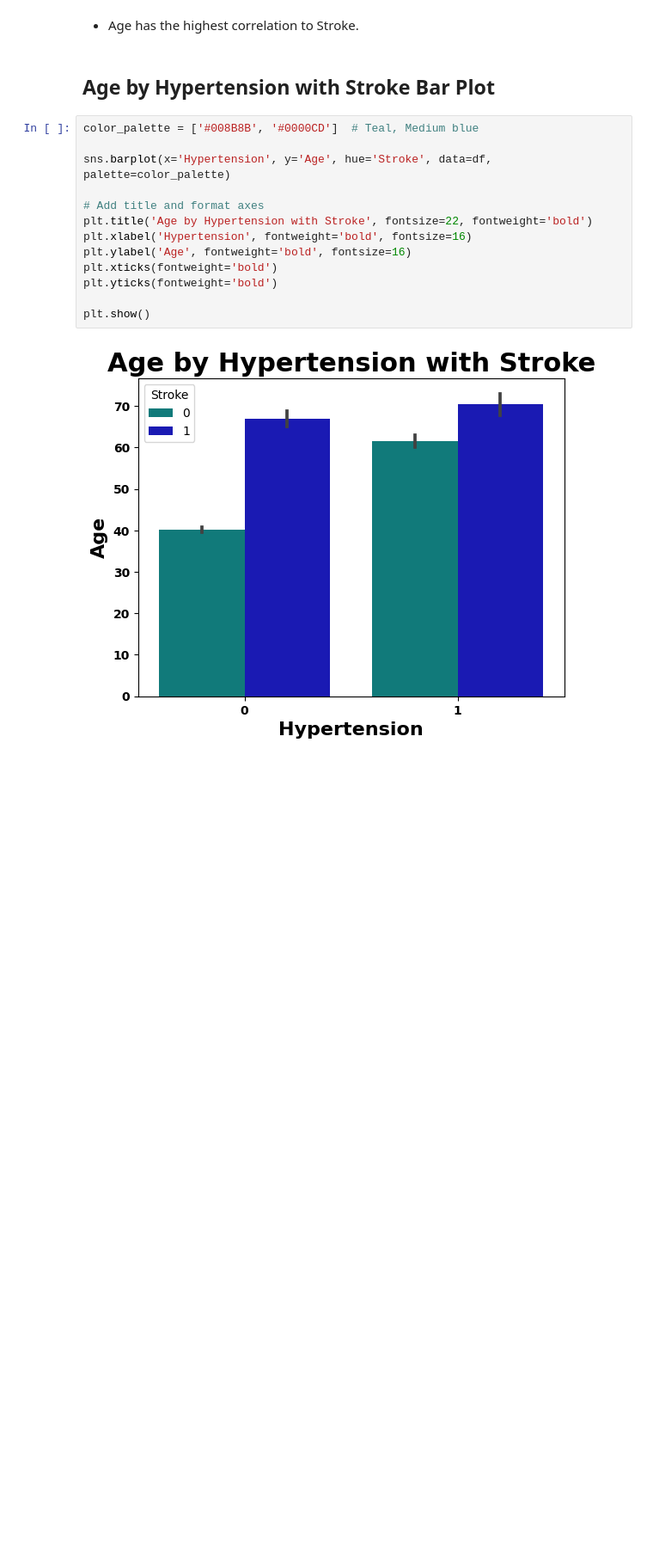
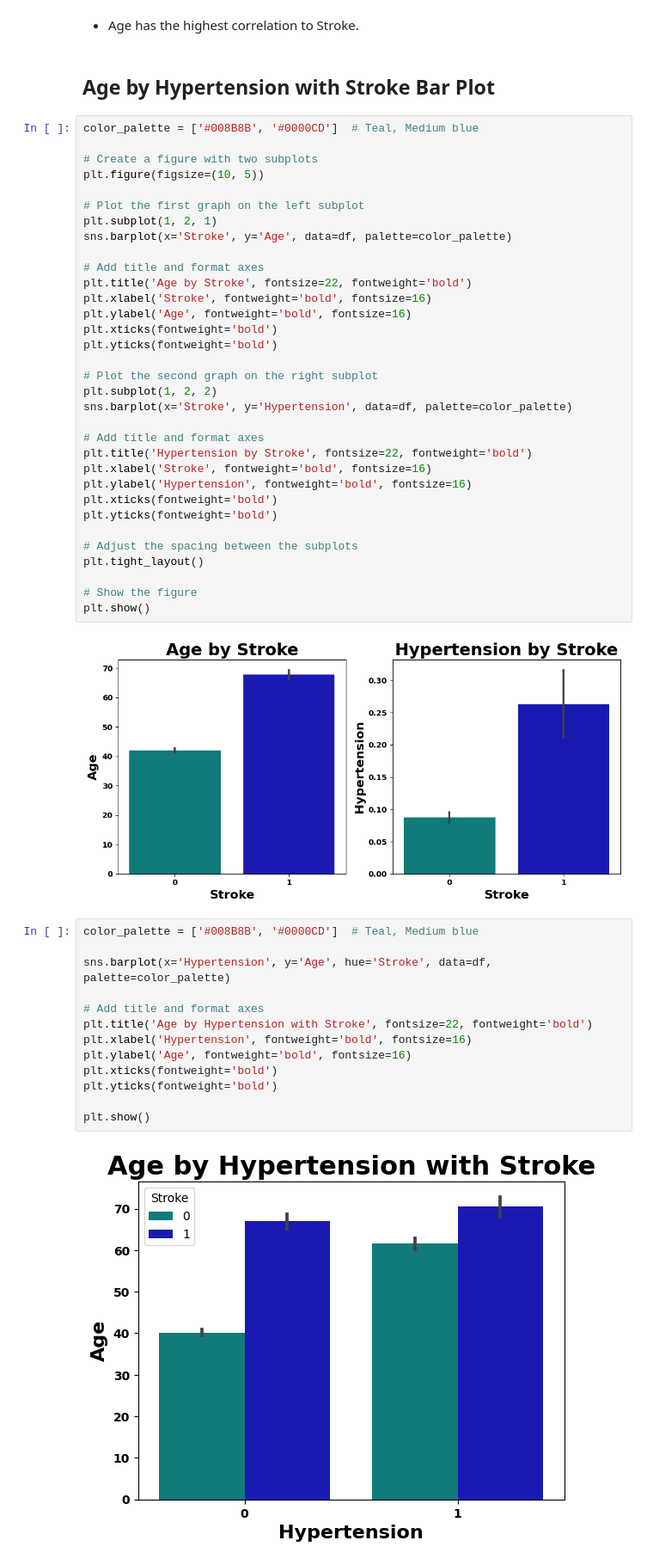
Before and after one commit to Mhoover41/Stroke-Prediction, a Jupyter notebook: Stroke_Prediction_Project_2_Melissa_Hoover.ipynb, the cells around one changed output. Shown at 86% size. Drawn from its saved outputs; the diff is of its cells as text; blank space fills up the shorter version.

```diff
--- a/Stroke_Prediction_Project_2_Melissa_Hoover.ipynb
+++ b/Stroke_Prediction_Project_2_Melissa_Hoover.ipynb
@@ -1083,6 +1104,41 @@ sns.heatmap(corr, cmap = 'crest', annot = True) ;
 - Age has the highest correlation to Stroke.
 # %% [markdown]
 ## Age by Hypertension with Stroke Bar Plot
+# %%
+color_palette = ['#008B8B', '#0000CD']  # Teal, Medium blue
+
+# Create a figure with two subplots
+plt.figure(figsize=(10, 5))
+
+# Plot the first graph on the left subplot
+plt.subplot(1, 2, 1)
+sns.barplot(x='Stroke', y='Age', data=df, palette=color_palette)
+
+# Add title and format axes
+plt.title('Age by Stroke', fontsize=22, fontweight='bold')
+plt.xlabel('Stroke', fontweight='bold', fontsize=16)
+plt.ylabel('Age', fontweight='bold', fontsize=16)
+plt.xticks(fontweight='bold')
+plt.yticks(fontweight='bold')
+
+# Plot the second graph on the right subplot
+plt.subplot(1, 2, 2)
+sns.barplot(x='Stroke', y='Hypertension', data=df, palette=color_palette)
+
+# Add title and format axes
+plt.title('Hypertension by Stroke', fontsize=22, fontweight='bold')
+plt.xlabel('Stroke', fontweight='bold', fontsize=16)
+plt.ylabel('Hypertension', fontweight='bold', fontsize=16)
+plt.xticks(fontweight='bold')
+plt.yticks(fontweight='bold')
+
+# Adjust the spacing between the subplots
+plt.tight_layout()
+
+# Show the figure
+plt.show()
+# %% [output]
+[figure, added]
 # %%
 color_palette = ['#008B8B', '#0000CD']  # Teal, Medium blue
 
```
Also changed, not shown: parts of 33 cells of this notebook.
